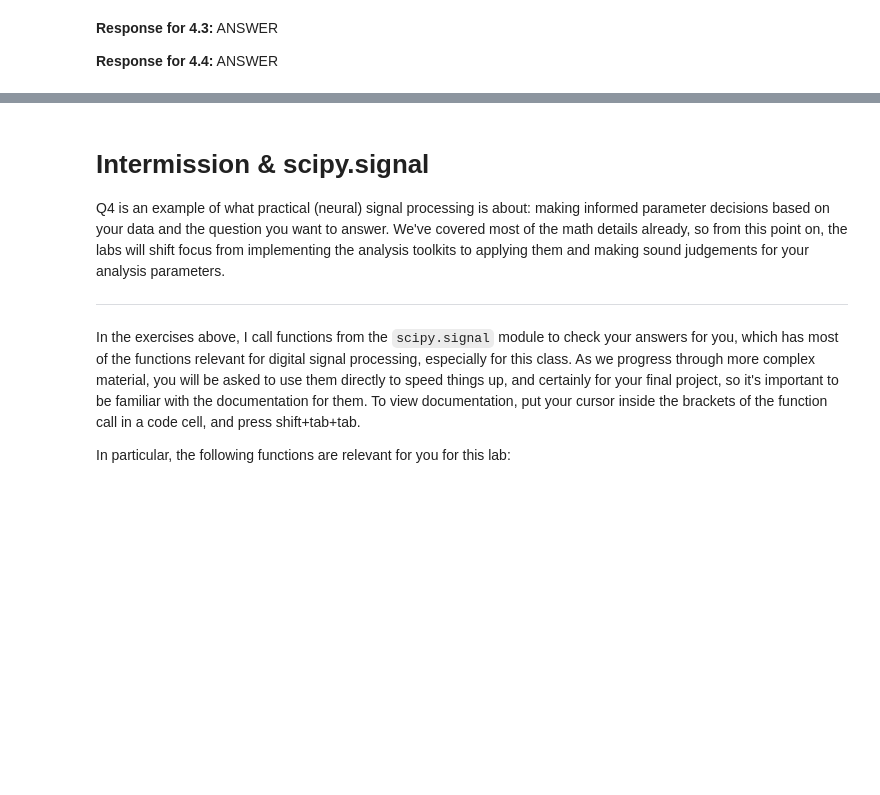
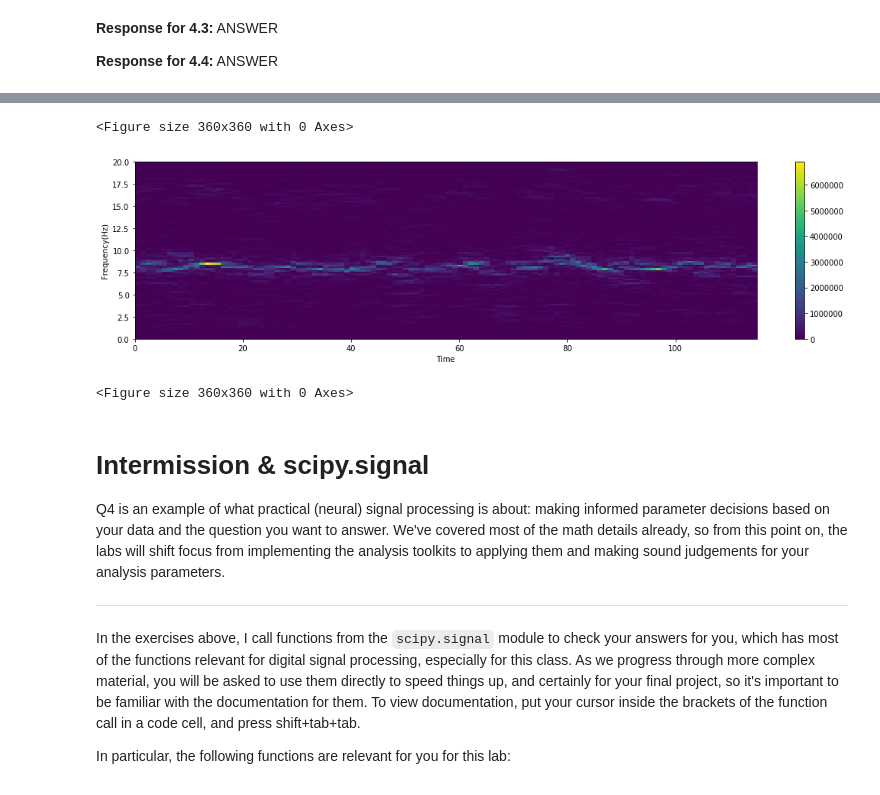
Before and after one commit to rmontehe/COGS118C, a Jupyter notebook: Assignments/Assignment 3/A3-TimeFrequencyFiltering.ipynb, the cells around one changed output, grey strips where cells are left out. Cells and saved outputs as stored; diff of their text form; code cells hidden in the pictures; blank space fills up the shorter version.

```diff
--- a/Assignments/Assignment 3/A3-TimeFrequencyFiltering.ipynb
+++ b/Assignments/Assignment 3/A3-TimeFrequencyFiltering.ipynb
@@ -427,20 +452,24 @@ Sampling rate = 1250Hz
 # %%
-len_win = #_YOUR_CODE_HERE
-len_overlap = #_YOUR_CODE_HERE
-f_stft, t_stft, stft = #_YOUR_CODE_HERE
-spg = #_YOUR_CODE_HERE
-psd = #_YOUR_CODE_HERE
+len_win = 5
+len_overlap = 4
+f_stft, t_stft, stft = my_stft(lfp_short, fs, len_win, len_overlap)
+spg = np.abs(stft)**2
+psd = np.mean(spg, axis = 1)
 
 # use plot_spectrogram
 plot_spectrogram(spg, t_stft, f_stft, plot_db=False, freq_lims=[0,20])
 
 # computing welch's spectrogram for you
 f_welch, p_welch = signal.welch(lfp_short,fs,window='boxcar',nperseg=int(fs*len_win),noverlap=int(fs*len_overlap))
 p_welch *= 0.5*len_win # again, undoing scipy's normalization
 
 # plot the PSDs
 plt.figure(figsize=(5,5))
 #_YOUR_CODE_HERE
+# %% [output]
+<Figure size 360x360 with 0 Axes>
+[figure, added]
+<Figure size 360x360 with 0 Axes>
 # %% [markdown]
 # Intermission & scipy.signal
 Q4 is an example of what practical (neural) signal processing is about: making informed parameter decisions based on your data and the question you want to answer. We've covered most of the math details already, so from this point on, the labs will shift focus from implementing the analysis toolkits to applying them and making sound judgements for your analysis parameters.
```
Also changed, not shown: parts of 6 cells of this notebook.
